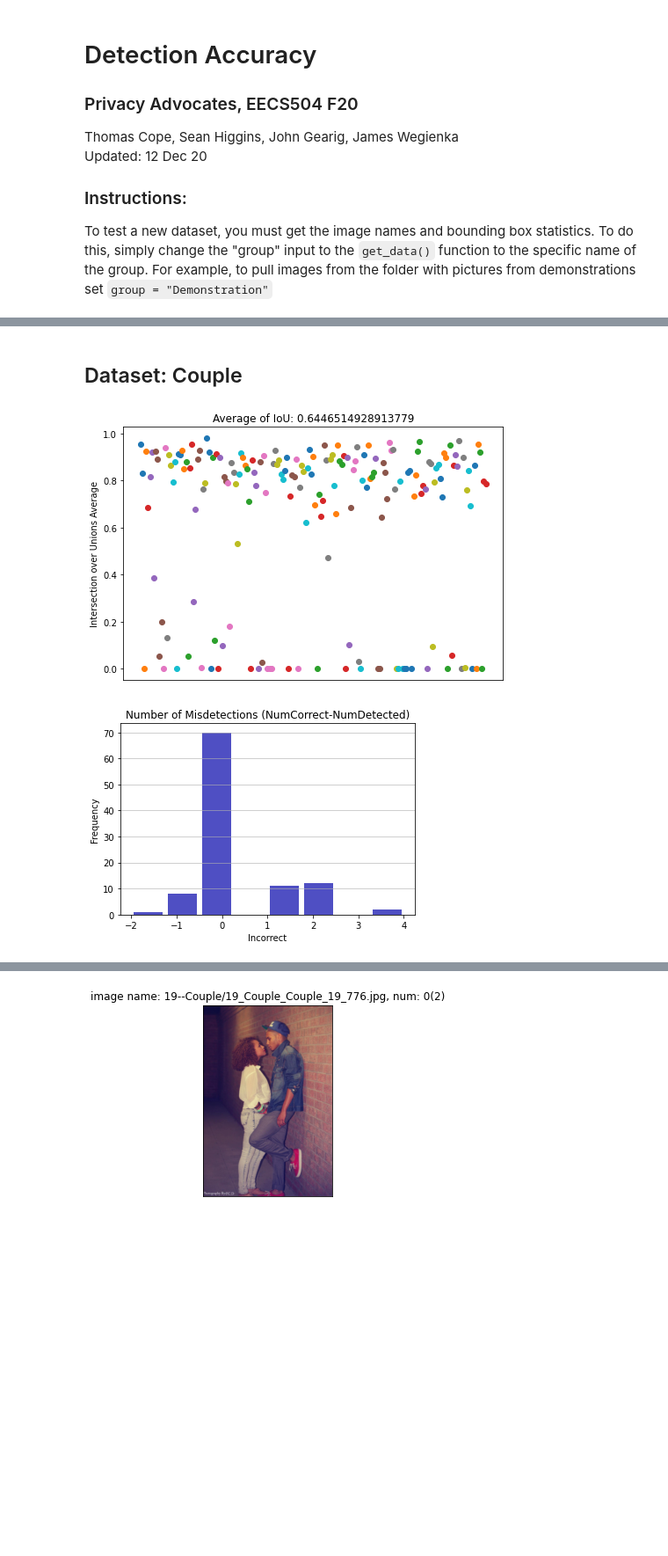
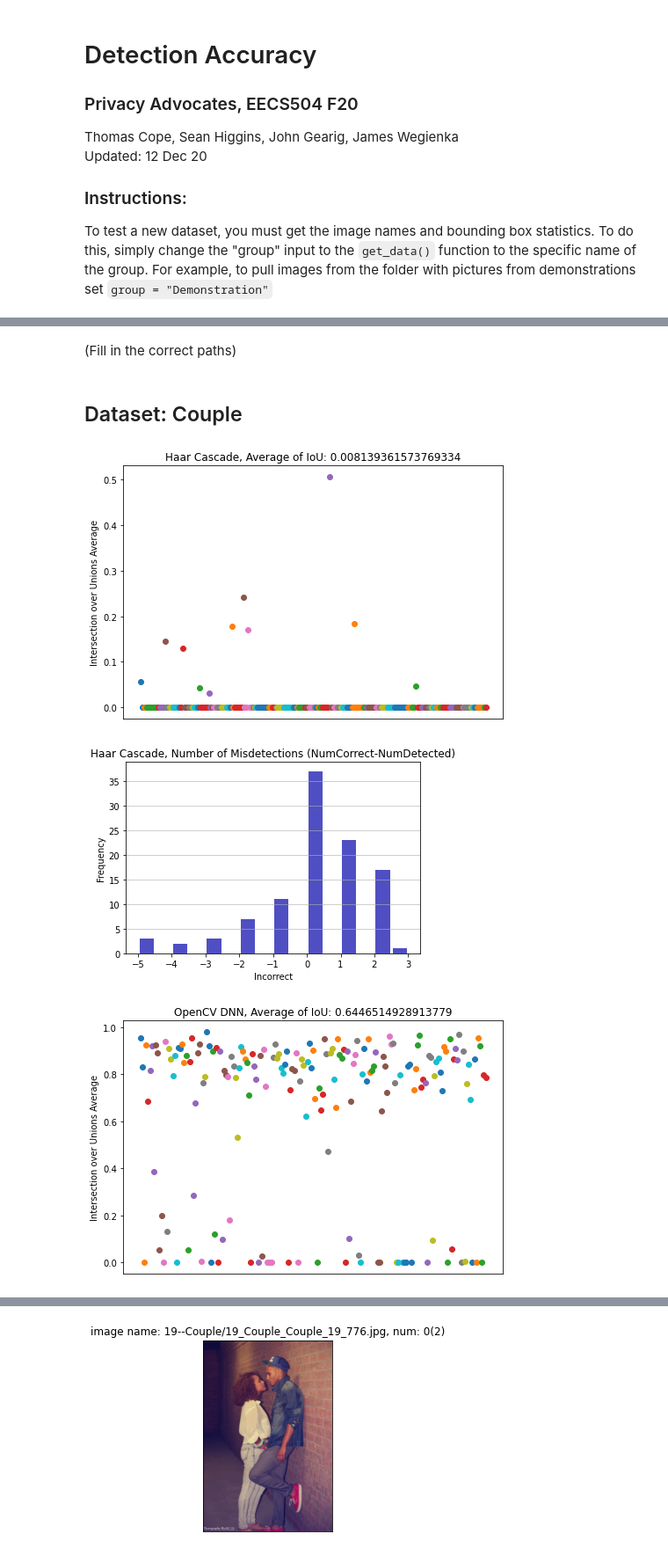
Before and after one commit to johngear/eecs504, a Jupyter notebook: validation_clean.ipynb, the cells around one changed output, grey strips where cells are left out. Shown at 88% size. Drawn from its saved outputs; the diff is of its cells as text; code cells hidden in the pictures; blank space fills up the shorter version.

```diff
--- a/validation_clean.ipynb
+++ b/validation_clean.ipynb
@@ -16 +17,29 @@ from validation_functions import *
+# %%
+def prebuilt_cascade(data):
+
+    cascade = cv2.CascadeClassifier('haarcascade_frontalface_default.xml')
+    fbb = []
+
+    #For each image
+    for i in range(0,len(data)):
+
+        # load the input image from disk, and grab the image spatial dimensions
+        image = cv2.imread(data[i][0], cv2.IMREAD_GRAYSCALE)
+
+        # construct a blob from the image
+        faces = cascade.detectMultiScale(image, 1.1, 4) #what detects the faces, will only take grayscale
+#         print(type(faces))
+#         print(faces)
+        if len(faces) ==0 :
+            faces_mod = np.zeros((1,8))
+            faces_mod = np.reshape(faces_mod, (1, 1, faces_mod.shape[0], faces_mod.shape[1]))
+        else:
+            faces_mod = np.zeros((faces.shape[0], 8))
+            faces_mod[:, 2:3] = np.ones((faces.shape[0], 1))
+            faces_mod[:, 3:7] = faces
+            faces_mod = np.reshape(faces_mod, (1, 1, faces_mod.shape[0], faces_mod.shape[1]))
+
+        fbb.append(faces_mod)
+
+    return fbb
 # %%
@@ -77,0 +75,2 @@ def tester(data, prototxtPath, weightsPath):
+# %% [markdown]
+(Fill in the correct paths)
@@ -78,15 +82,17 @@ def tester(data, prototxtPath, weightsPath):
 # %% [markdown]
 ## Dataset: Couple
-# %%
-group = "Couple"
-path = "/Users/thomcope/Documents/ACADEMICS/20 Fall/EECS504/wider_face_split/wider_face_train_bbx_gt.txt"
-data = get_data(group, path)
-
-prototxtPath = "/Users/thomcope/Documents/ACADEMICS/20 Fall/EECS504/deploy.prototxt"
-weightsPath = "/Users/thomcope/Documents/ACADEMICS/20 Fall/EECS504/res10_300x300_ssd_iter_140000.caffemodel"
-result = tester(data, prototxtPath, weightsPath)
-
-plot_results(result)
-# %% [output]
-[figure, removed]
-[figure, removed]
+# %%
+group = "Couple"
+data = get_data(group, path)
+
+fbb_cascade = prebuilt_cascade(data)
+fbb_dnn = prebuilt_dnn(data, prototxtPath, weightsPath)
+result_cascade = tester2(data, fbb_cascade)
+result_dnn = tester2(data, fbb_dnn)
+
+plot_results(result_cascade, "Haar Cascade")
+plot_results(result_dnn, "OpenCV DNN")
+# %% [output]
+[figure, added]
+[figure, added]
+[figure, added]
```
Also changed, not shown: parts of 9 cells of this notebook.
